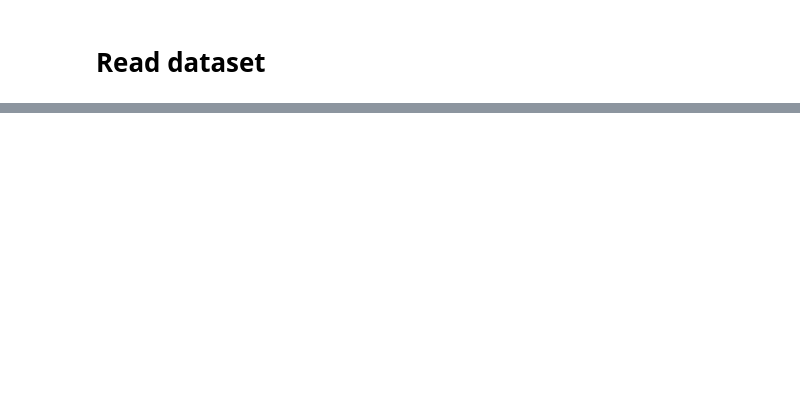
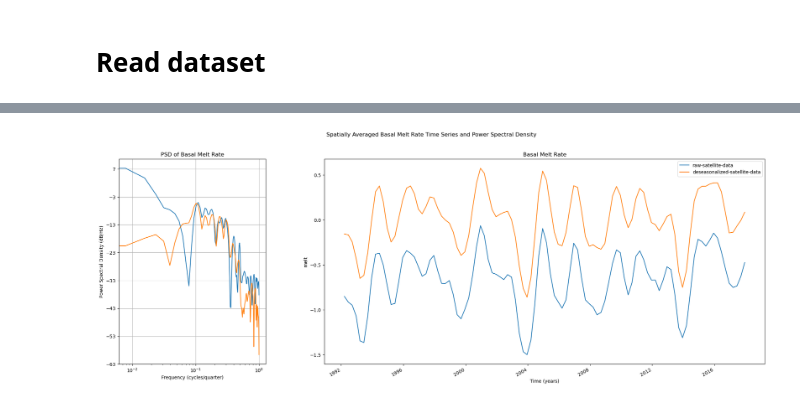
Before and after one commit to mshiv/AISLENS, a Jupyter notebook: notebooks/01-sm-AIS-basal-melt-modern-sat-observations-analysis.ipynb, the cells around one changed output, grey strips where cells are left out. Saved outputs shown, nothing was run; the diff lists cells and outputs as text; code cells hidden in the pictures; blank space fills up the shorter version.

```diff
--- a/notebooks/01-sm-AIS-basal-melt-modern-sat-observations-analysis.ipynb
+++ b/notebooks/01-sm-AIS-basal-melt-modern-sat-observations-analysis.ipynb
@@ -64,15 +100,20 @@ obs23_melt_anm_ts = obs23_melt_anm.mean(['x', 'y']).compute()
 # %%
 fig, axs = plt.subplots(1, 2, figsize=(25, 8), gridspec_kw={'width_ratios': [1, 3]})
 
 axs[0].psd(obs23_melt_ts);
+axs[0].psd(obs23_melt_anm_ts);
 axs[0].set_xlabel('Frequency (cycles/quarter)')
-#axs[0].set_xscale('log')
+axs[0].set_xscale('log')
 axs[0].set_title('PSD of Basal Melt Rate')
 
-obs23_melt_ts.plot(ax=axs[1])
+obs23_melt_ts.plot(ax=axs[1], label='raw-satellite-data')
+obs23_melt_anm_ts.plot(ax=axs[1], label='deseasonalized-satellite-data')
 #axs[1].plot(obs23_melt_ts)
 axs[1].set_xlabel('Time (years)')
 axs[1].set_title('Basal Melt Rate')
 
+plt.legend()
 fig.suptitle('Spatially Averaged Basal Melt Rate Time Series and Power Spectral Density')
 plt.show()
+# %% [output]
+[figure, added]
```
Also changed, not shown: parts of 16 cells of this notebook, 2 other files.
